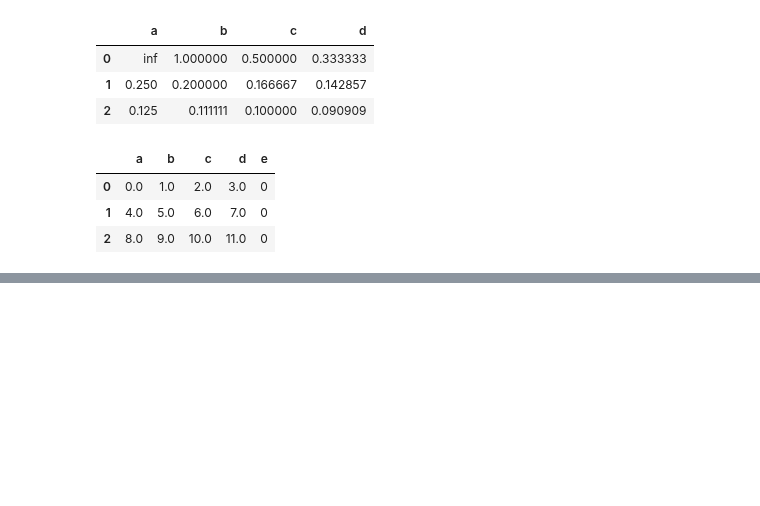
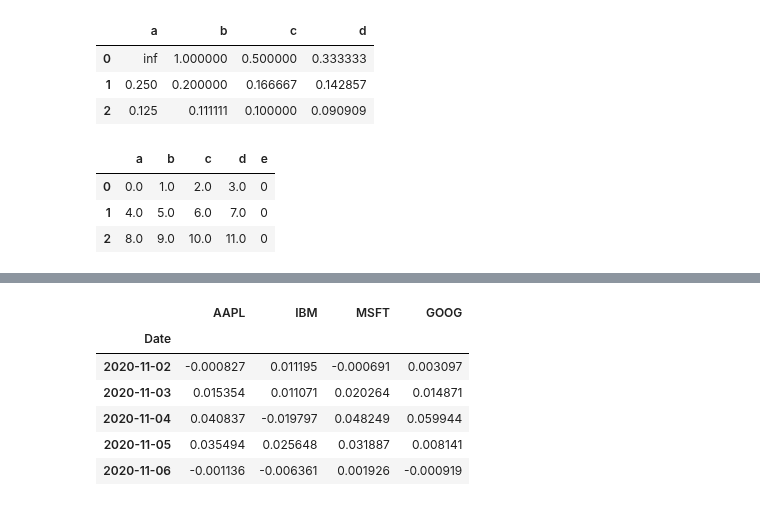
Before and after one commit to guiebitt/cdpythonanalisedados, a Jupyter notebook: aula02/IntroducaoPandas.ipynb, the cells around one changed output, grey strips where cells are left out. Saved outputs shown, nothing was run; the diff lists cells and outputs as text; code cells hidden in the pictures; blank space fills up the shorter version.

```diff
--- a/aula02/IntroducaoPandas.ipynb
+++ b/aula02/IntroducaoPandas.ipynb
@@ -615,0 +904,11 @@ df1.reindex(columns=df2.columns, fill_value=0)
+# %%
+returns = price.pct_change()
+returns.tail()
+# %% [output]
+|  | AAPL | IBM | MSFT | GOOG |
+| Date |  |  |  |  |
+| 2020-11-02 | -0.000827 | 0.011195 | -0.000691 | 0.003097 |
+| 2020-11-03 | 0.015354 | 0.011071 | 0.020264 | 0.014871 |
+| 2020-11-04 | 0.040837 | -0.019797 | 0.048249 | 0.059944 |
+| 2020-11-05 | 0.035494 | 0.025648 | 0.031887 | 0.008141 |
+| 2020-11-06 | -0.001136 | -0.006361 | 0.001926 | -0.000919 |
```
Also changed, not shown: parts of 35 cells of this notebook.
